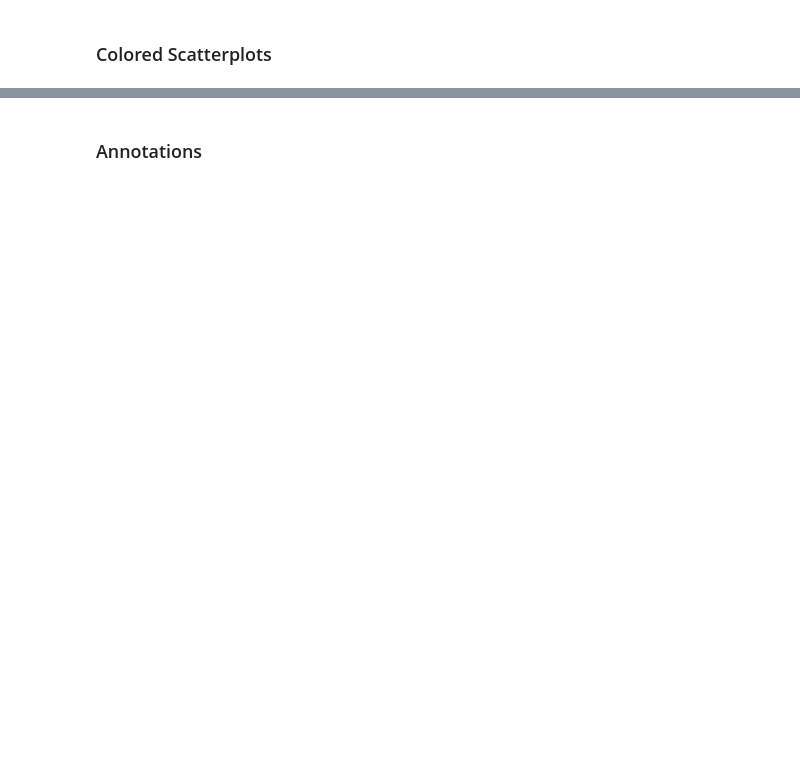
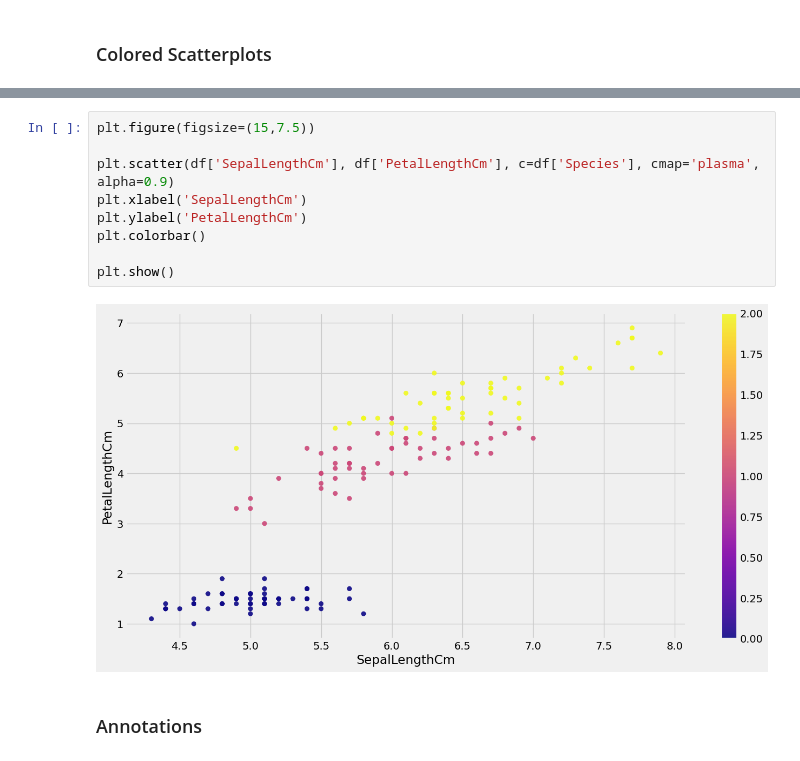
Before and after one commit to Apurba1903/DV_DA, a Jupyter notebook: Week 9 advanced_matplotlib.ipynb, the cells around one changed output, grey strips where cells are left out. Cells and saved outputs as stored; diff of their text form; blank space fills up the shorter version.

```diff
--- a/Week 9 advanced_matplotlib.ipynb
+++ b/Week 9 advanced_matplotlib.ipynb
@@ -7,2 +43,13 @@
+# %%
+plt.figure(figsize=(15,7.5))
+
+plt.scatter(df['SepalLengthCm'], df['PetalLengthCm'], c=df['Species'], cmap='plasma', alpha=0.9)
+plt.xlabel('SepalLengthCm')
+plt.ylabel('PetalLengthCm')
+plt.colorbar()
+
+plt.show()
+# %% [output]
+[figure, added]
 # %% [markdown]
 ### Annotations
```
Also changed, not shown: parts of 65 cells of this notebook.
